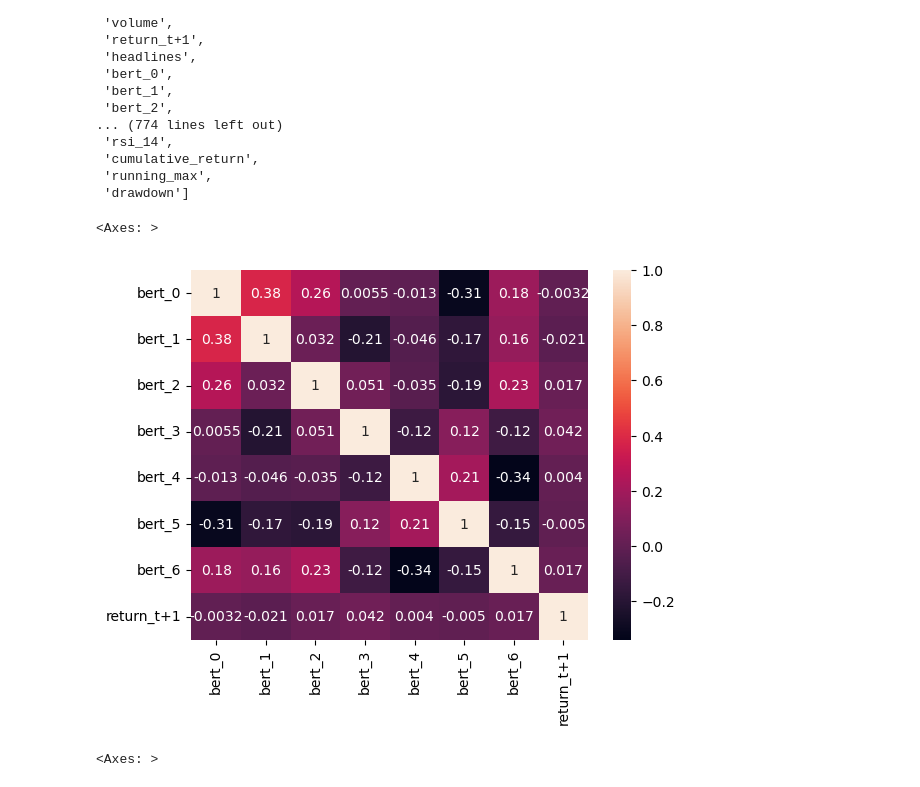
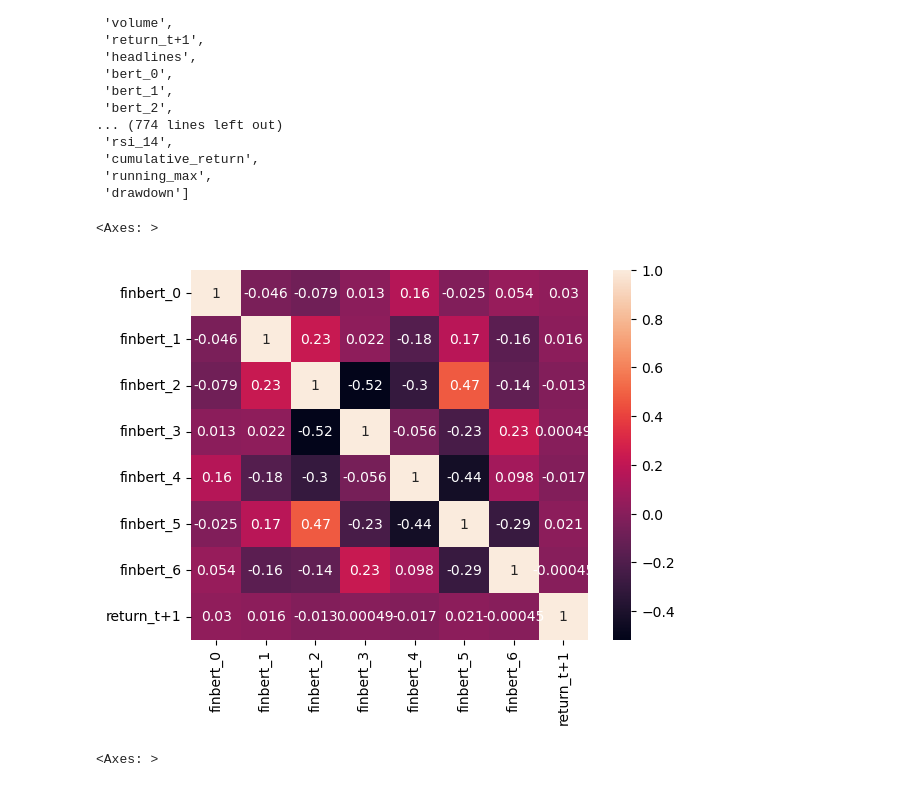
Before and after one commit to asacco-97/multimodal-stock-ranking, a Jupyter notebook: notebooks/eda.ipynb, the cells around one changed output. Cells and saved outputs as stored; diff of their text form; code cells hidden in the pictures.

Commit message:
Explore new data with FinBERT embeddings

```diff
--- a/notebooks/eda.ipynb
+++ b/notebooks/eda.ipynb
@@ -8,7 +8,7 @@ import matplotlib.gridspec as gridspec
 import seaborn as sns
 from sklearn.decomposition import PCA
 # %%
-df = pd.read_parquet("../data/processed/daily_with_indicators.parquet")
+df = pd.read_parquet("../data/processed/daily_with_finbert_and_indicators.parquet")
 # %%
 print(df.shape)
 df.head()
@@ -155,10 +165,10 @@ df.columns.tolist()
  'running_max',
  'drawdown']
 # %%
-sns.heatmap(df[[col for col in df.columns if col.startswith("bert")][:7] + ["return_t+1"]].corr(), annot=True)
+sns.heatmap(df[[col for col in df.columns if col.startswith("finbert")][:7] + ["return_t+1"]].corr(), annot=True)
 # %% [output]
 <Axes: >
-[figure, old version]
+[figure, new version]
 # %%
 # Open and close price are highly-correlated
 # Open, close, and volume are not correlated with returns in T+1
```
Also changed, not shown: parts of 5 cells of this notebook, 1 other file.
